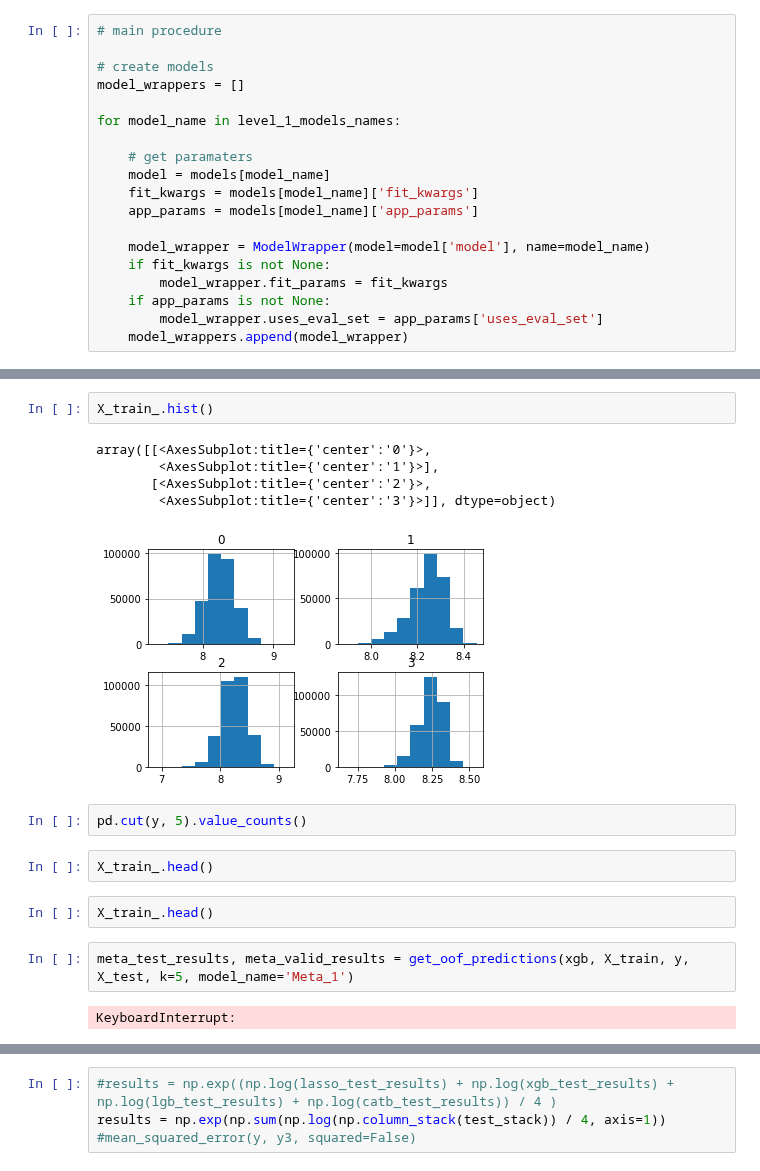
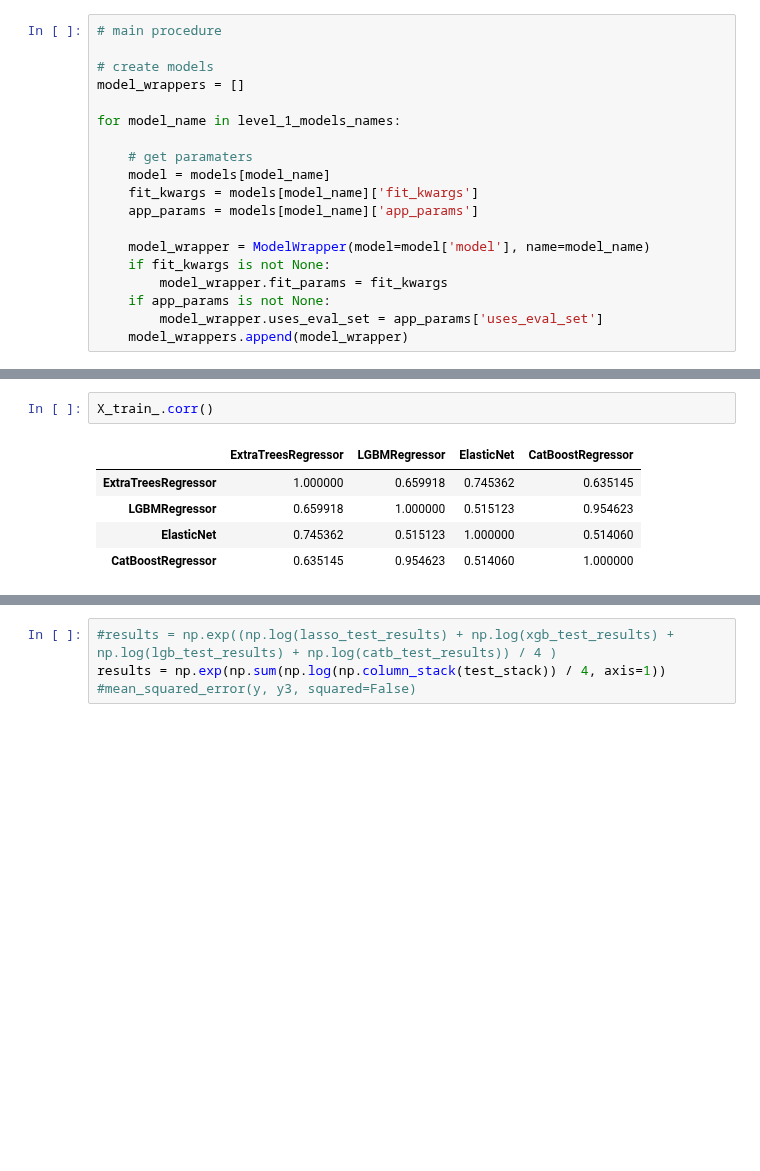
Before and after one commit to fmstam/multi-seed-stacking, a Jupyter notebook: optimized mixture of regressors .ipynb, the cells around one changed output, grey strips where cells are left out. Drawn from its saved outputs; the diff is of its cells as text; blank space fills up the shorter version.

```diff
--- a/optimized mixture of regressors .ipynb
+++ b/optimized mixture of regressors .ipynb
@@ -726,18 +699,8 @@ X_test_.columns = [str(i) for i in range(len(X_train_.columns))]
 # %%
-X_train_.hist()
+X_train_.corr()
 # %% [output]
-array([[<AxesSubplot:title={'center':'0'}>,
-        <AxesSubplot:title={'center':'1'}>],
-       [<AxesSubplot:title={'center':'2'}>,
-        <AxesSubplot:title={'center':'3'}>]], dtype=object)
-[figure, removed]
+|  | ExtraTreesRegressor | LGBMRegressor | ElasticNet | CatBoostRegressor |
+| ExtraTreesRegressor | 1.000000 | 0.659918 | 0.745362 | 0.635145 |
+| LGBMRegressor | 0.659918 | 1.000000 | 0.515123 | 0.954623 |
+| ElasticNet | 0.745362 | 0.515123 | 1.000000 | 0.514060 |
+| CatBoostRegressor | 0.635145 | 0.954623 | 0.514060 | 1.000000 |
-# %%
-pd.cut(y, 5).value_counts()
-# %%
-X_train_.head()
-# %%
-X_train_.head()
-# %%
-meta_test_results, meta_valid_results = get_oof_predictions(xgb, X_train, y, X_test, k=5, model_name='Meta_1')
-# %% [output]
-KeyboardInterrupt:
```
Also changed, not shown: parts of 18 cells of this notebook.
